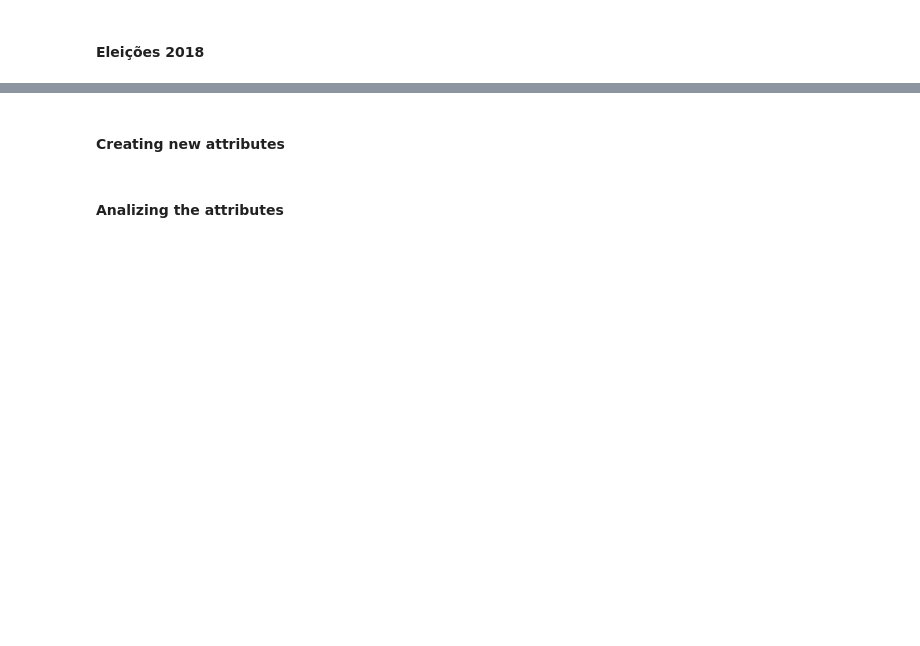
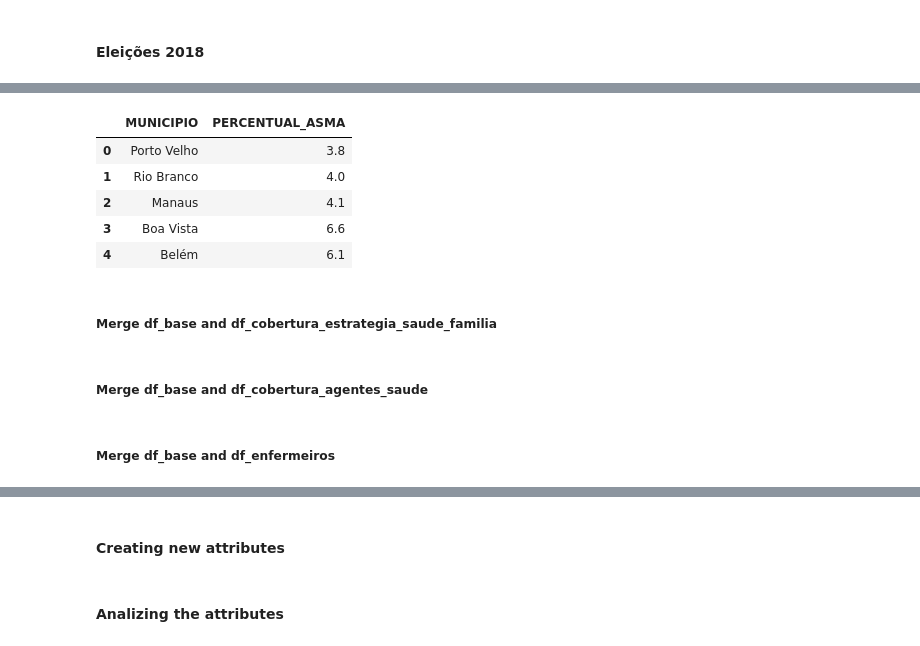
Before and after one commit to helderseixas/DisciplinaSistemasNebulosos, a Jupyter notebook: trabalho_final/trabalho_final.ipynb, the cells around one changed output, grey strips where cells are left out. Saved outputs shown, nothing was run; the diff lists cells and outputs as text; code cells hidden in the pictures; blank space fills up the shorter version.

```diff
--- a/trabalho_final/trabalho_final.ipynb
+++ b/trabalho_final/trabalho_final.ipynb
@@ -237,0 +367,13 @@ df_base = pd.merge(df_base, df_eleicoes, how='left', on=['CODMUN7'])
+# %%
+df_asma_capitais = pd.read_excel('dados/pesquisa_nacional_saude/asma.ods', sheet_name='sexo_(cap)', header=None, usecols=[0, 1], skiprows=12, skipfooter=3)
+df_asma_capitais.columns = ['MUNICIPIO', 'PERCENTUAL_ASMA']
+df_asma_capitais.head()
+# %% [output]
+|  | MUNICIPIO | PERCENTUAL_ASMA |
+| 0 | Porto Velho | 3.8 |
+| 1 | Rio Branco | 4.0 |
+| 2 | Manaus | 4.1 |
+| 3 | Boa Vista | 6.6 |
+| 4 | Belém | 6.1 |
+# %% [markdown]
+##### Merge df_base and df_cobertura_estrategia_saude_familia
@@ -237,0 +382,2 @@ df_base = pd.merge(df_base, df_eleicoes, how='left', on=['CODMUN7'])
+# %% [markdown]
+##### Merge df_base and df_cobertura_agentes_saude
@@ -237,0 +386,2 @@ df_base = pd.merge(df_base, df_eleicoes, how='left', on=['CODMUN7'])
+# %% [markdown]
+##### Merge df_base and df_enfermeiros
```
Also changed, not shown: parts of 101 cells of this notebook, 6 other files.
